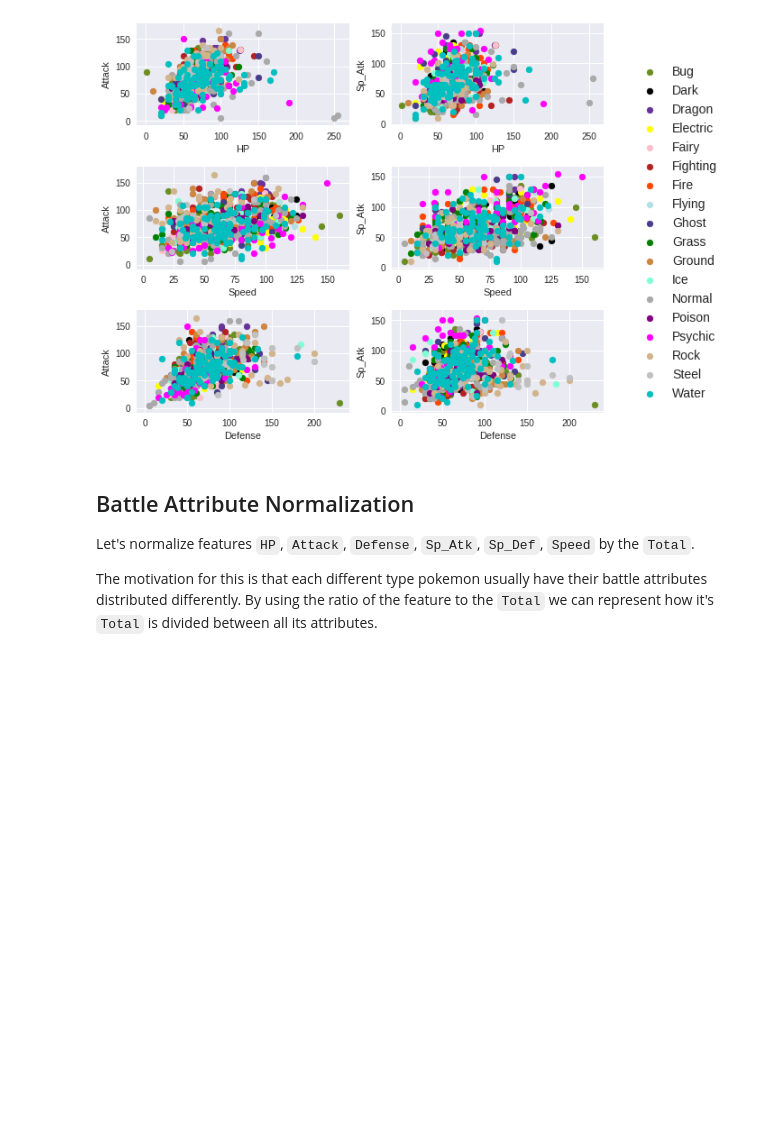
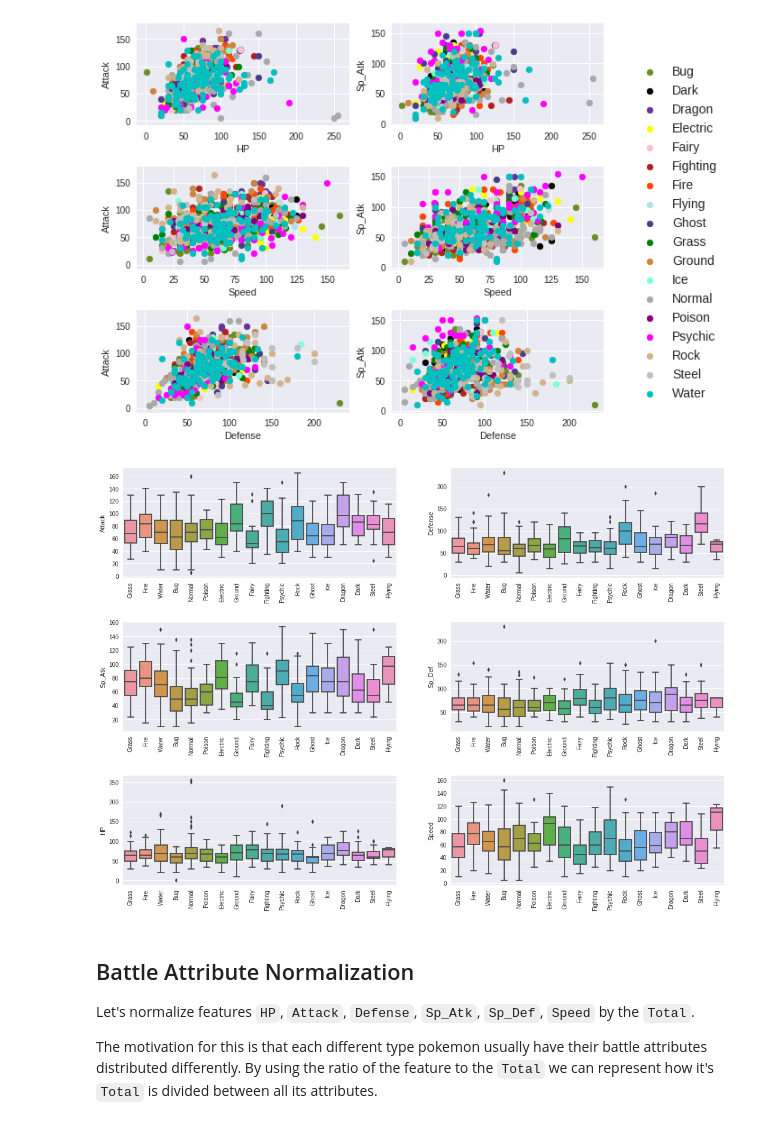
Before and after one commit to varennes/Pokemon-ML, a Jupyter notebook: notebook/02_typePrediction.ipynb, the cells around one changed output. Cells and saved outputs as stored; diff of their text form; code cells hidden in the pictures; blank space fills up the shorter version.

```diff
--- a/notebook/02_typePrediction.ipynb
+++ b/notebook/02_typePrediction.ipynb
@@ -150,6 +150,20 @@ plt.legend( bbox_to_anchor=(1.1, 3.5), fontsize=14)
 # %% [output]
 <matplotlib.legend.Legend at 0x...>
 [figure]
+# %%
+battleFeatures = [ 'Attack', 'Defense', 'Sp_Atk', 'Sp_Def', 'HP', 'Speed']
+
+plt.figure( figsize=(18,27))
+plt.subplots_adjust( hspace=0.4, wspace=0.2)
+
+for i, b in enumerate( battleFeatures):
+        iSubFig = i + 1
+        plt.subplot( 6, 2, iSubFig)
+        sns.boxplot( x='Type_1', y=b, data=df_type)
+        plt.xticks( rotation=90)
+        plt.xlabel('')
+# %% [output]
+[figure, added]
 # %% [markdown]
 ## Battle Attribute Normalization
 
```
Also changed, not shown: parts of 14 cells of this notebook.
